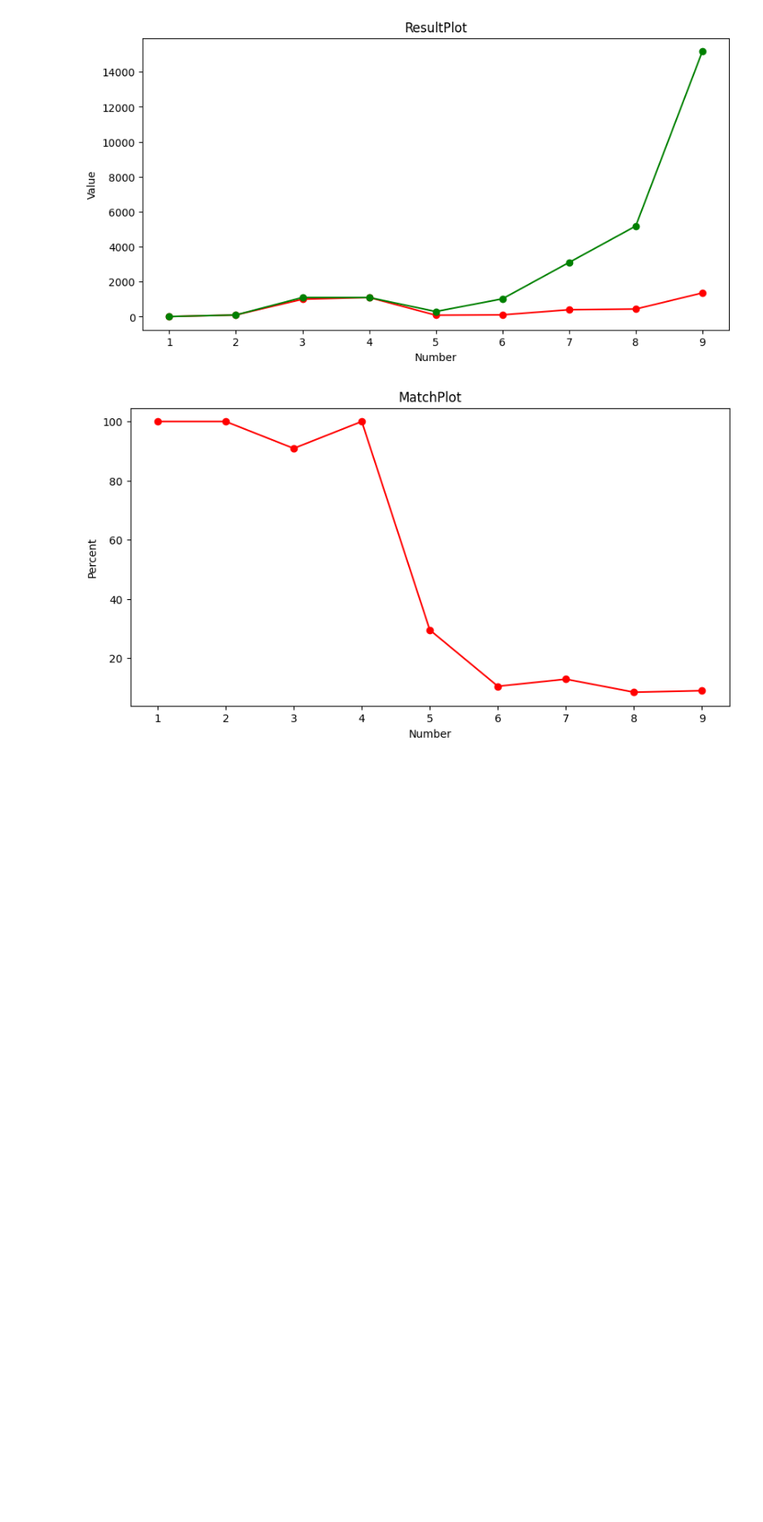
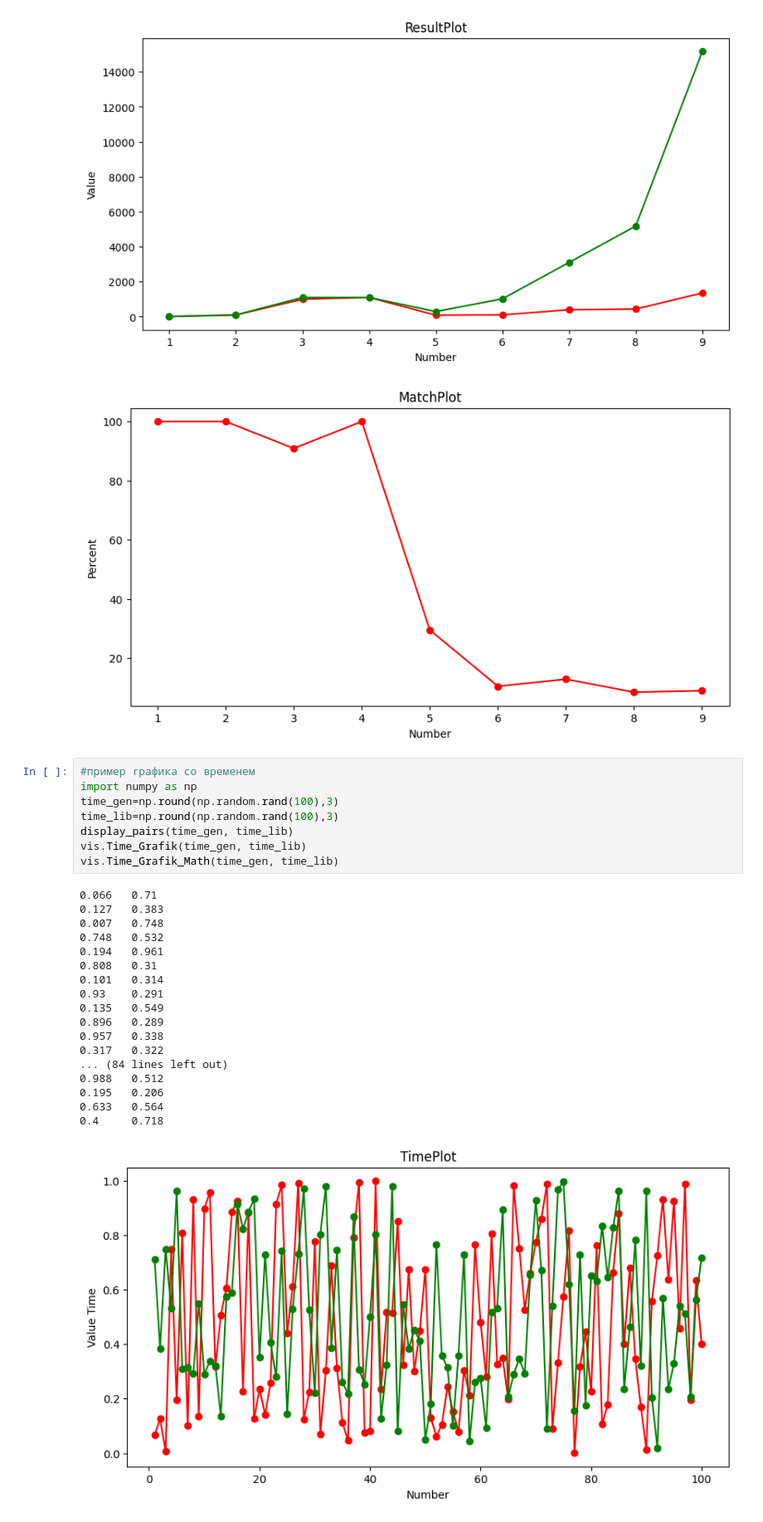
Before and after one commit to IvanyutinSA/KnapsackProblem, a Jupyter notebook: compilation.ipynb, the cells around one changed output. Shown at 83% size. Cells and saved outputs as stored; diff of their text form; blank space fills up the shorter version.

Commit message:
add: Time_Grafiks

```diff
--- a/compilation.ipynb
+++ b/compilation.ipynb
@@ -275,3 +257,30 @@ vis.MatchPlot(y_hat, y)
 # %% [output]
 [figure]
 [figure]
+# %%
+#пример графика со временем
+import numpy as np
+time_gen=np.round(np.random.rand(100),3)
+time_lib=np.round(np.random.rand(100),3)
+display_pairs(time_gen, time_lib)
+vis.Time_Grafik(time_gen, time_lib)
+vis.Time_Grafik_Math(time_gen, time_lib)
+# %% [output]
+0.066   0.71
+0.127   0.383
+0.007   0.748
+0.748   0.532
+0.194   0.961
+0.808   0.31
+0.101   0.314
+0.93    0.291
+0.135   0.549
+0.896   0.289
+0.957   0.338
+0.317   0.322
+... (84 lines left out)
+0.988   0.512
+0.195   0.206
+0.633   0.564
+0.4     0.718
+[figure, added]
```
Also changed, not shown: parts of 4 cells of this notebook, 1 other file.
